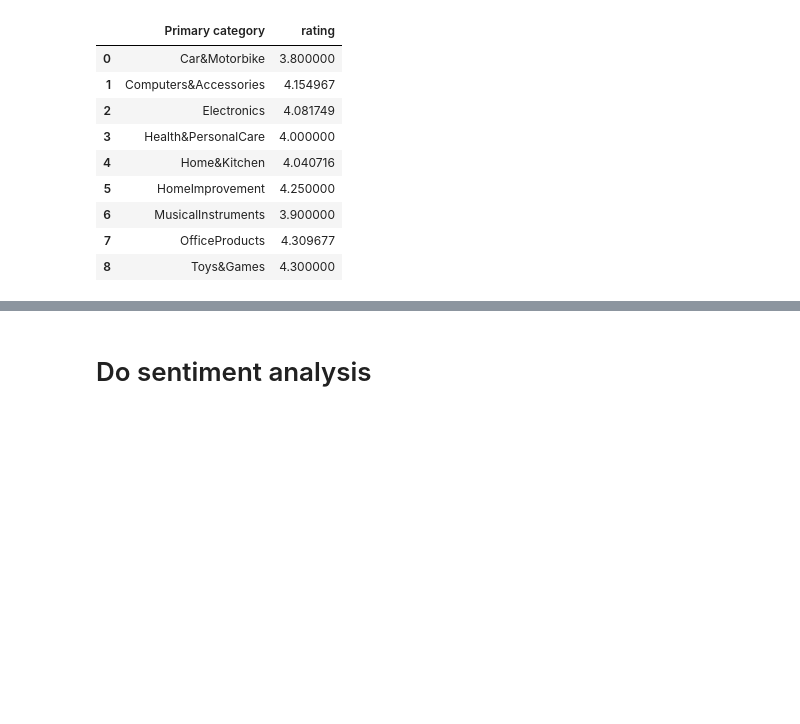
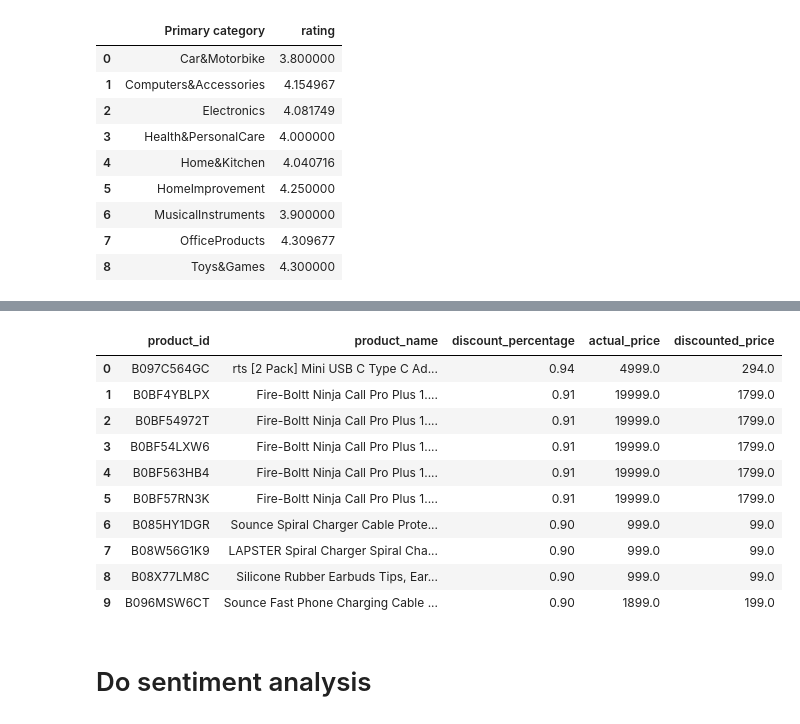
Before and after one commit to ibrahim-alatyan/RAG-Chatbot-and-Sentiment-Analysis, a Jupyter notebook: src/excel_analysis.ipynb, the cells around one changed output, grey strips where cells are left out. Saved outputs shown, nothing was run; the diff lists cells and outputs as text; code cells hidden in the pictures; blank space fills up the shorter version.

```diff
--- a/src/excel_analysis.ipynb
+++ b/src/excel_analysis.ipynb
@@ -169,0 +172,3 @@ df["rating"] = pd.to_numeric(df["rating"], errors="coerce") # convert to numric
+# %%
+# STEP DATABASE - connect to data base
+conn = sqlite3.connect("../amazon.db")
@@ -251,0 +290,21 @@ fig2.show()
+# %%
+# 4) Biggest discount products (show rating & reviews too)
+top_discounts = pd.read_sql_query("""SELECT product_id, product_name, discount_percentage , actual_price , discounted_price
+        FROM amazon_review
+        GROUP BY product_id, product_name
+        ORDER BY discount_percentage DESC
+        LIMIT 10;
+""", conn)
+top_discounts
+# %% [output]
+|  | product_id | product_name | discount_percentage | actual_price | discounted_price |
+| 0 | B097C564GC | rts [2 Pack] Mini USB C Type C Ad... | 0.94 | 4999.0 | 294.0 |
+| 1 | B0BF4YBLPX | Fire-Boltt Ninja Call Pro Plus 1.... | 0.91 | 19999.0 | 1799.0 |
+| 2 | B0BF54972T | Fire-Boltt Ninja Call Pro Plus 1.... | 0.91 | 19999.0 | 1799.0 |
+| 3 | B0BF54LXW6 | Fire-Boltt Ninja Call Pro Plus 1.... | 0.91 | 19999.0 | 1799.0 |
+| 4 | B0BF563HB4 | Fire-Boltt Ninja Call Pro Plus 1.... | 0.91 | 19999.0 | 1799.0 |
+| 5 | B0BF57RN3K | Fire-Boltt Ninja Call Pro Plus 1.... | 0.91 | 19999.0 | 1799.0 |
+| 6 | B085HY1DGR | Sounce Spiral Charger Cable Prote... | 0.90 | 999.0 | 99.0 |
+| 7 | B08W56G1K9 | LAPSTER Spiral Charger Spiral Cha... | 0.90 | 999.0 | 99.0 |
+| 8 | B08X77LM8C | Silicone Rubber Earbuds Tips, Ear... | 0.90 | 999.0 | 99.0 |
+| 9 | B096MSW6CT | Sounce Fast Phone Charging Cable ... | 0.90 | 1899.0 | 199.0 |
```
Also changed, not shown: parts of 8 cells of this notebook, 8 other files.
